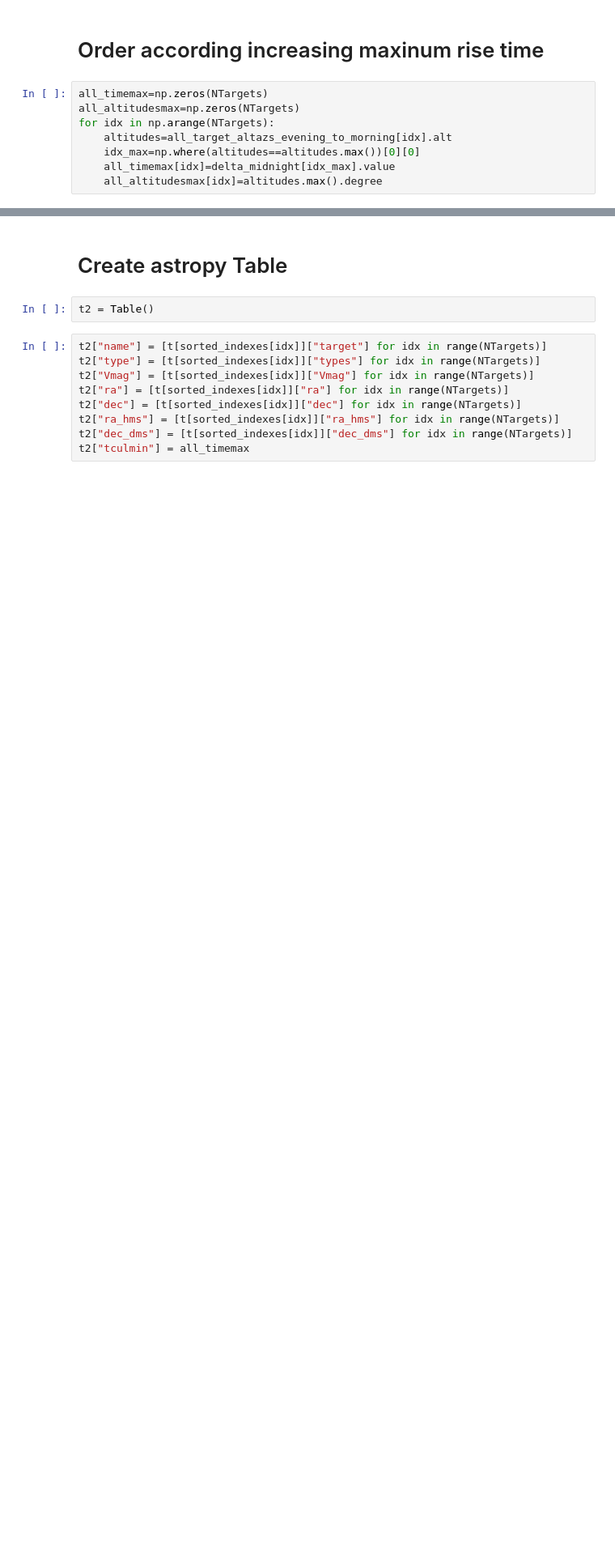
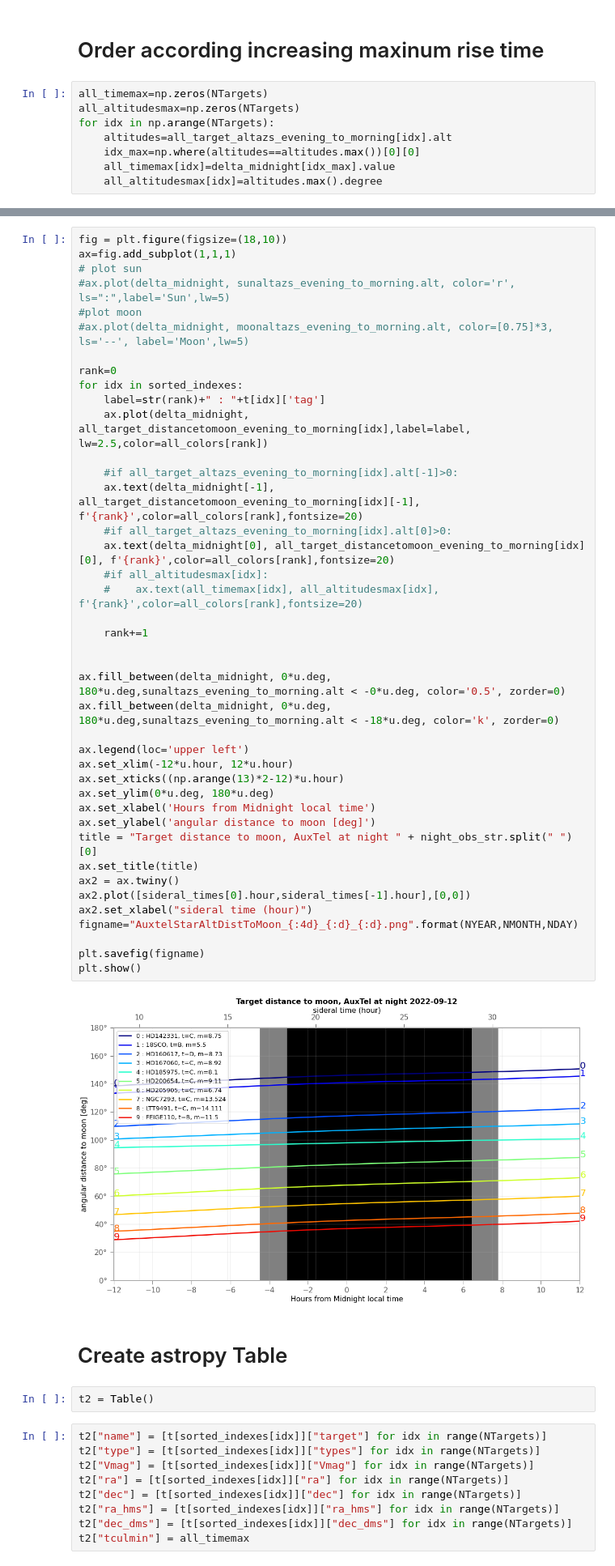
Before and after one commit to sylvielsstfr/AuxtelStarAlt, a Jupyter notebook: notebooks/2022-09-12/plot_obs-planning-cerropachon_fewtargets-wthmag-12Sept2022.ipynb, the cells around one changed output, grey strips where cells are left out. Shown: that part at 81% size. Drawn from its saved outputs; the diff is of its cells as text; blank space fills up the shorter version.

```diff
--- a/notebooks/2022-09-12/plot_obs-planning-cerropachon_fewtargets-wthmag-12Sept2022.ipynb
+++ b/notebooks/2022-09-12/plot_obs-planning-cerropachon_fewtargets-wthmag-12Sept2022.ipynb
@@ -509,3 +536,46 @@ plt.show()
+# %%
+fig = plt.figure(figsize=(18,10))
+ax=fig.add_subplot(1,1,1)
+# plot sun
+#ax.plot(delta_midnight, sunaltazs_evening_to_morning.alt, color='r', ls=":",label='Sun',lw=5)
+#plot moon
+#ax.plot(delta_midnight, moonaltazs_evening_to_morning.alt, color=[0.75]*3, ls='--', label='Moon',lw=5)
+
+rank=0
+for idx in sorted_indexes:
+    label=str(rank)+" : "+t[idx]['tag']
+    ax.plot(delta_midnight, all_target_distancetomoon_evening_to_morning[idx],label=label, lw=2.5,color=all_colors[rank])
+
+    #if all_target_altazs_evening_to_morning[idx].alt[-1]>0:
+    ax.text(delta_midnight[-1], all_target_distancetomoon_evening_to_morning[idx][-1], f'{rank}',color=all_colors[rank],fontsize=20)
+    #if all_target_altazs_evening_to_morning[idx].alt[0]>0:
+    ax.text(delta_midnight[0], all_target_distancetomoon_evening_to_morning[idx][0], f'{rank}',color=all_colors[rank],fontsize=20)
+    #if all_altitudesmax[idx]:
+    #    ax.text(all_timemax[idx], all_altitudesmax[idx], f'{rank}',color=all_colors[rank],fontsize=20)
+
+    rank+=1
+
+
+ax.fill_between(delta_midnight, 0*u.deg, 180*u.deg,sunaltazs_evening_to_morning.alt < -0*u.deg, color='0.5', zorder=0)
+ax.fill_between(delta_midnight, 0*u.deg, 180*u.deg,sunaltazs_evening_to_morning.alt < -18*u.deg, color='k', zorder=0)
+
+ax.legend(loc='upper left')
+ax.set_xlim(-12*u.hour, 12*u.hour)
+ax.set_xticks((np.arange(13)*2-12)*u.hour)
+ax.set_ylim(0*u.deg, 180*u.deg)
+ax.set_xlabel('Hours from Midnight local time')
+ax.set_ylabel('angular distance to moon [deg]')
+title = "Target distance to moon, AuxTel at night " + night_obs_str.split(" ")[0]
+ax.set_title(title)
+ax2 = ax.twiny()
+ax2.plot([sideral_times[0].hour,sideral_times[-1].hour],[0,0])
+ax2.set_xlabel("sideral time (hour)")
+figname="AuxtelStarAltDistToMoon_{:4d}_{:d}_{:d}.png".format(NYEAR,NMONTH,NDAY)
+
+plt.savefig(figname)
+plt.show()
+# %% [output]
+[figure, added]
 # %% [markdown]
 # Create astropy Table
 # %%
```
Also changed, not shown: parts of 22 cells of this notebook.
